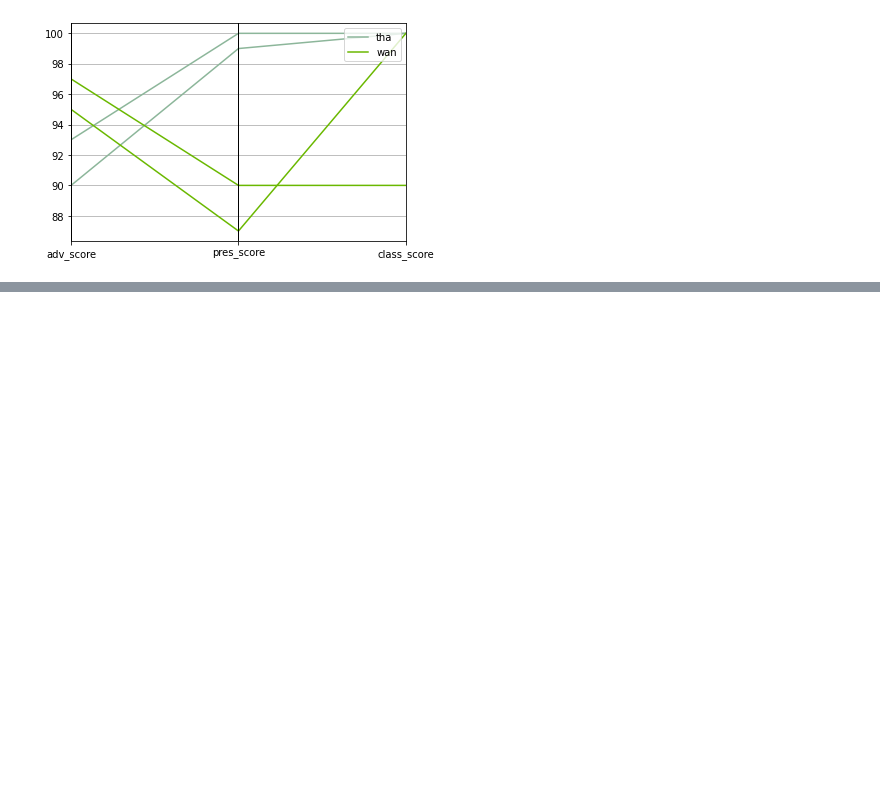
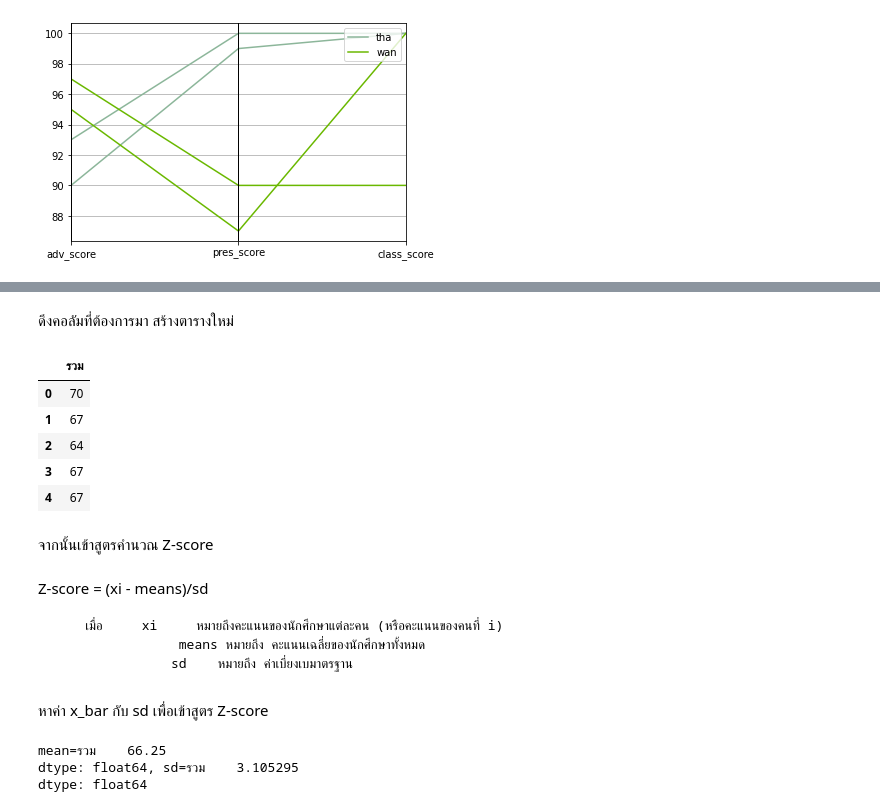
Before and after one commit to dinsor17/data_viz, a Jupyter notebook: DataViz_Midterm_2021.ipynb, the cells around one changed output, grey strips where cells are left out. Saved outputs shown, nothing was run; the diff lists cells and outputs as text; code cells hidden in the pictures; blank space fills up the shorter version.

```diff
--- a/DataViz_Midterm_2021.ipynb
+++ b/DataViz_Midterm_2021.ipynb
@@ -109,0 +236,3 @@ pd.plotting.parallel_coordinates(this,'advisor',cols=['adv_score','pres_score','
+# %%
+score1 = pd.read_excel('/content/drive/My Drive/dataviz_2021_data/คะแนนอาจารย์ที่ปรึกษา_renamed.xlsx',sheet_name='ดร.ธนพงศ์',skiprows=1)
+score1.head()
@@ -109,0 +246,30 @@ pd.plotting.parallel_coordinates(this,'advisor',cols=['adv_score','pres_score','
+# %% [markdown]
+ดึงคอลัมที่ต้องการมา สร้างตารางใหม่
+# %%
+sum1 = score1[['รวม']]
+sum1.head()
+# %% [output]
+|  | รวม |
+| 0 | 70 |
+| 1 | 67 |
+| 2 | 64 |
+| 3 | 67 |
+| 4 | 67 |
+# %% [markdown]
+จากนั้นเข้าสูตรคำนวณ Z-score
+# %% [markdown]
+   Z-score = (xi - means)/sd
+
+        เมื่อ     xi     หมายถึงคะแนนของนักศึกษาแต่ละคน (หรือคะแนนของคนที่ i)
+                    means หมายถึง คะแนนเฉลี่ยของนักศึกษาทั้งหมด
+                   sd    หมายถึง ค่าเบี่ยงเบมาตรฐาน
+# %% [markdown]
+หาค่า x_bar กับ sd เพื่อเข้าสูตร Z-score
+# %%
+x_bar=sum1.mean()   #หาค่าเฉลี่ยคอลัมsum แล้วเก็บไว้ในตัวแปรชื่อ x_bar
+sd=sum1.std()
+print(f'mean={x_bar}, sd={sd}') #แล้วปริ้นค่าออกมา
+# %% [output]
+mean=รวม    66.25
+dtype: float64, sd=รวม    3.105295
+dtype: float64
```
Also changed, not shown: parts of 51 cells of this notebook.
